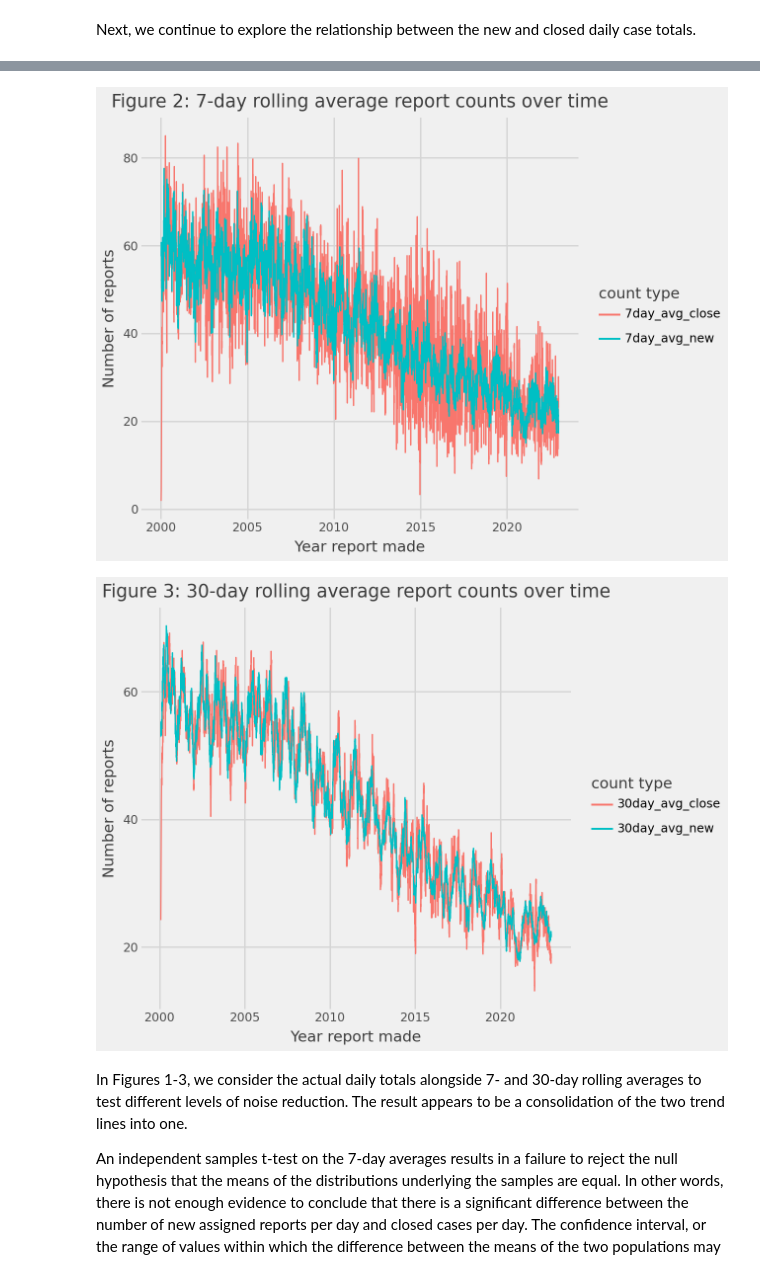
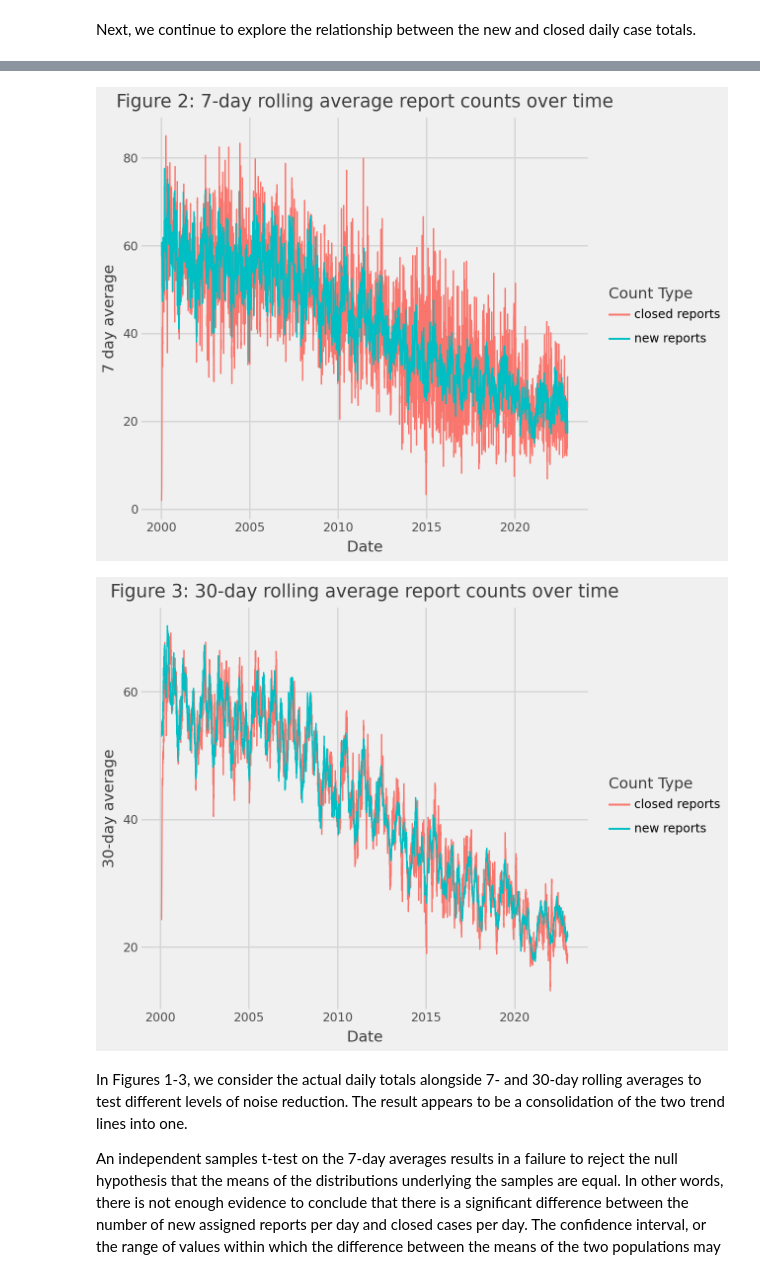
Before and after one commit to HRDAG/Chi-MP-data-story, a Jupyter notebook: notebooks/what-happens-after-mp-event-nb2-pj.ipynb, the cells around one changed output, grey strips where cells are left out. Cells and saved outputs as stored; diff of their text form; code cells hidden in the pictures.

```diff
--- a/notebooks/what-happens-after-mp-event-nb2-pj.ipynb
+++ b/notebooks/what-happens-after-mp-event-nb2-pj.ipynb
@@ -841,35 +847,47 @@ Next, we continue to explore the relationship between the new and closed daily c
 # %%
+data = melted.loc[melted['count type'].str.contains(
+    '7day_avg_new|7day_avg_close')].dropna().copy()
+data['count type'] = data['count type'].replace({
+    '7day_avg_new': 'new reports', '7day_avg_close': 'closed reports'})
+data.rename(columns={'count type': 'Count Type'}, inplace=True)
+
 (
     ggplot(
-        melted.loc[melted['count type'].str.contains('7day_avg_new|7day_avg_close')].dropna(),
-        aes(x="date", y="count", color="count type"))
+        data,
+        aes(x="date", y="count", color="Count Type"))
     + geom_line()
     + scale_x_datetime(date_breaks="5 years", date_labels="%Y")
     + scale_y_continuous()
     + theme_538()
     + labs(
         title='Figure 2: 7-day rolling average report counts over time',
-        x='Year report made',
-        y='Number of reports')
+        x='Date',
+        y='7 day average')
 )
 # %% [output]
-[figure, old version]
+[figure, new version]
 # %%
+data = melted.loc[melted['count type'].str.contains(
+    '30day_avg_new|30day_avg_close')].dropna().copy()
+data['count type'] = data['count type'].replace({
+    '30day_avg_new': 'new reports', '30day_avg_close': 'closed reports'})
+data.rename(columns={'count type': 'Count Type'}, inplace=True)
+
 (
     ggplot(
-        melted.loc[melted['count type'].str.contains('30day_avg_new|30day_avg_close')].dropna(),
-        aes(x="date", y="count", color="count type"))
+        data,
+        aes(x="date", y="count", color="Count Type"))
     + geom_line()
     + scale_x_datetime(date_breaks="5 years", date_labels="%Y")
     + scale_y_continuous()
     + theme_538()
     + labs(
         title='Figure 3: 30-day rolling average report counts over time',
-        x='Year report made',
-        y='Number of reports')
+        x='Date',
+        y='30-day average')
 )
 # %% [output]
-[figure, old version]
+[figure, new version]
 # %%
 nday = 7
 newcounts = melted.loc[melted['count type'].str.contains(
```
Also changed, not shown: parts of 3 cells of this notebook.
